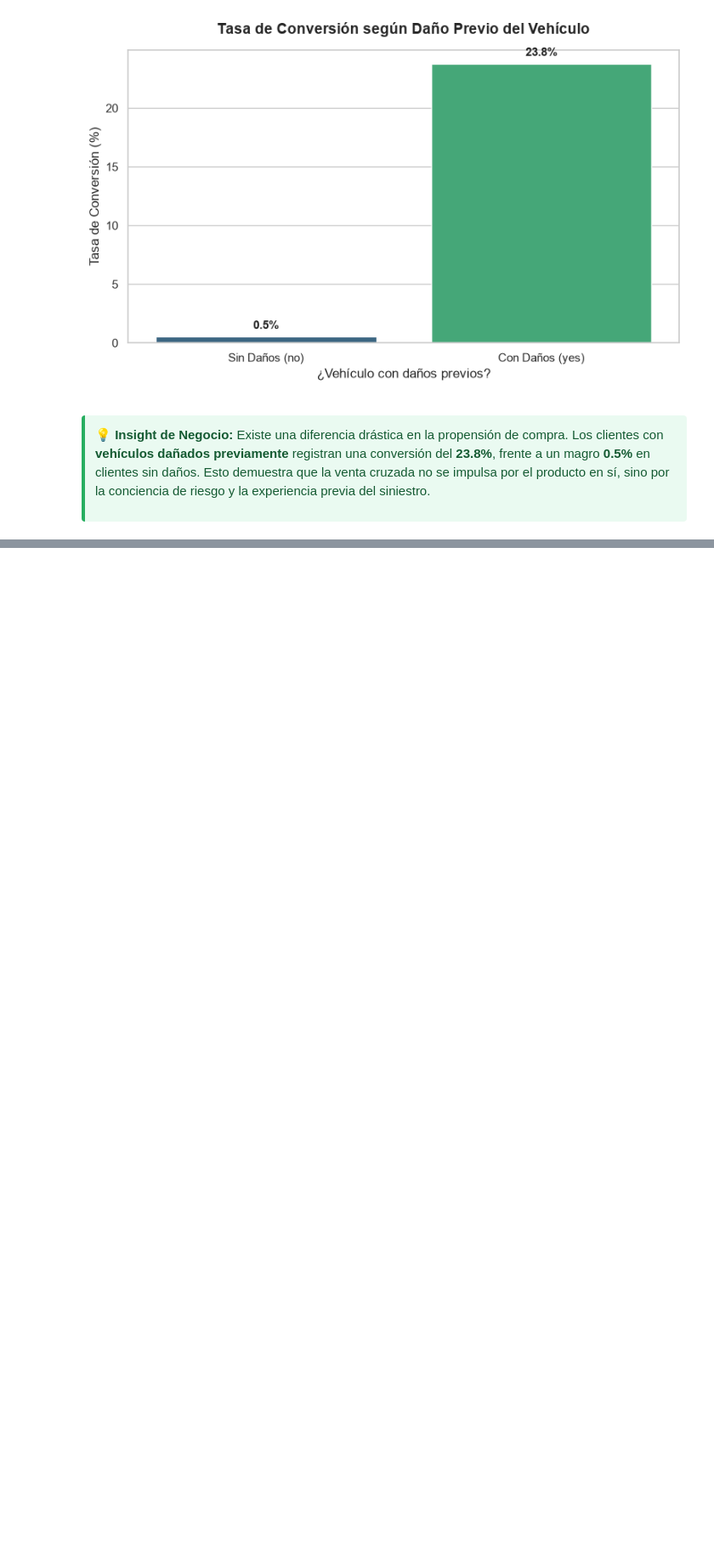
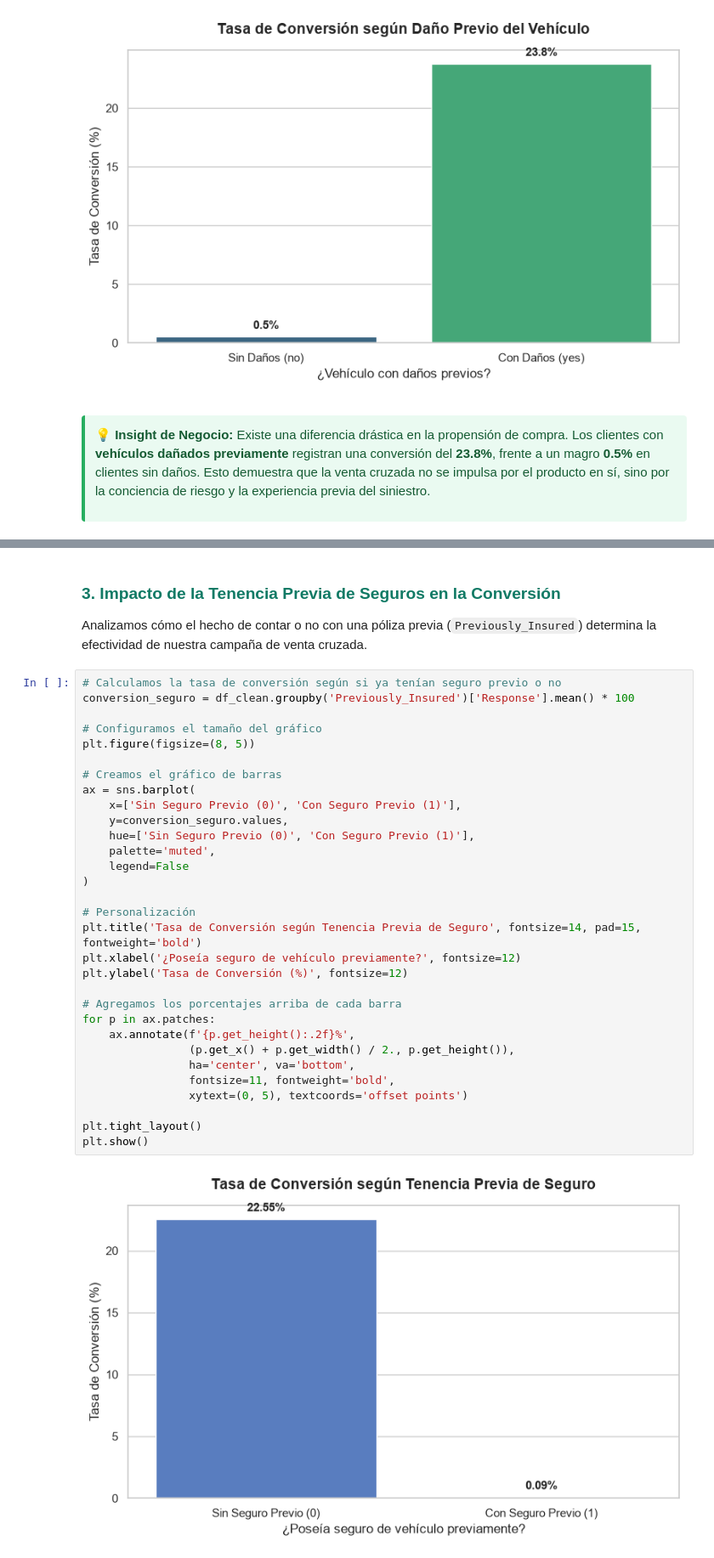
Before and after one commit to YsaacSalvatierra99/Preparacion-y-ETL, a Jupyter notebook: EDA.ipynb, the cells around one changed output, grey strips where cells are left out. Shown at 85% size. Saved outputs shown, nothing was run; the diff lists cells and outputs as text; blank space fills up the shorter version.

```diff
--- a/EDA.ipynb
+++ b/EDA.ipynb
@@ -71,0 +116,40 @@ plt.show()
+# %% [markdown]
+<h3 style="color: #117A65; padding-top: 15px;">
+  3. Impacto de la Tenencia Previa de Seguros en la Conversión
+</h3>
+<p>
+  Analizamos cómo el hecho de contar o no con una póliza previa (<code>Previously_Insured</code>) determina la efectividad de nuestra campaña de venta cruzada.
+</p>
+# %%
+# Calculamos la tasa de conversión según si ya tenían seguro previo o no
+conversion_seguro = df_clean.groupby('Previously_Insured')['Response'].mean() * 100
+
+# Configuramos el tamaño del gráfico
+plt.figure(figsize=(8, 5))
+
+# Creamos el gráfico de barras
+ax = sns.barplot(
+    x=['Sin Seguro Previo (0)', 'Con Seguro Previo (1)'],
+    y=conversion_seguro.values,
+    hue=['Sin Seguro Previo (0)', 'Con Seguro Previo (1)'],
+    palette='muted',
+    legend=False
+)
+
+# Personalización
+plt.title('Tasa de Conversión según Tenencia Previa de Seguro', fontsize=14, pad=15, fontweight='bold')
+plt.xlabel('¿Poseía seguro de vehículo previamente?', fontsize=12)
+plt.ylabel('Tasa de Conversión (%)', fontsize=12)
+
+# Agregamos los porcentajes arriba de cada barra
+for p in ax.patches:
+    ax.annotate(f'{p.get_height():.2f}%',
+                (p.get_x() + p.get_width() / 2., p.get_height()),
+                ha='center', va='bottom',
+                fontsize=11, fontweight='bold',
+                xytext=(0, 5), textcoords='offset points')
+
+plt.tight_layout()
+plt.show()
+# %% [output]
+[figure, added]
```
Also changed, not shown: parts of 4 cells of this notebook.
